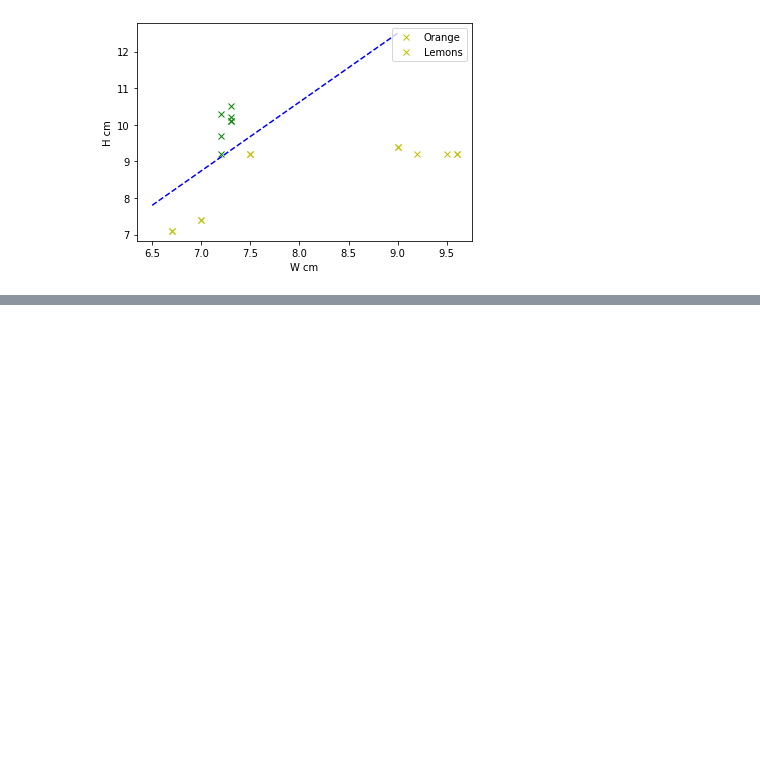
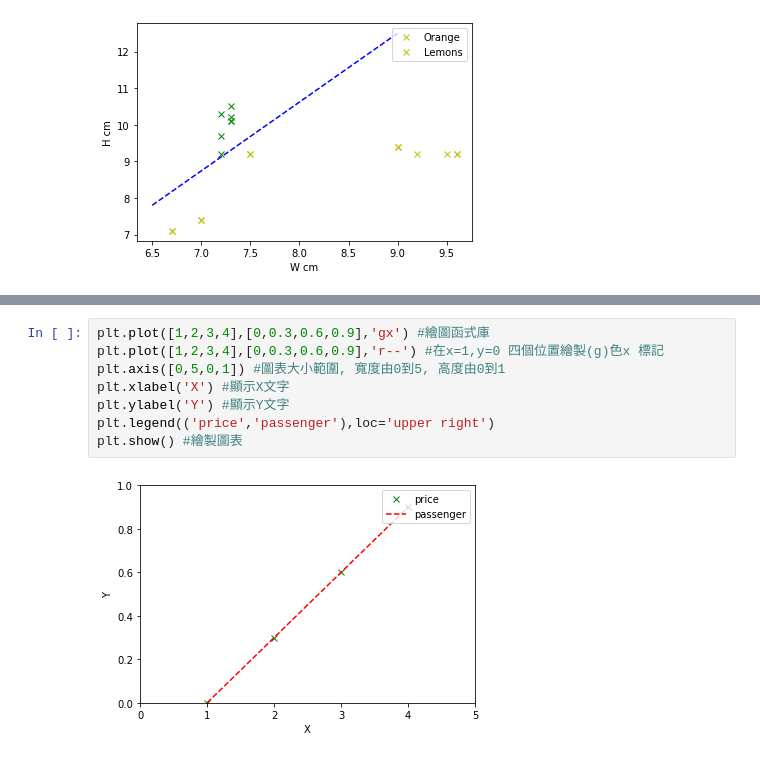
Before and after one commit to yoru10129/0726, a Jupyter notebook: 0726.ipynb, the cells around one changed output, grey strips where cells are left out. Cells and saved outputs as stored; diff of their text form; blank space fills up the shorter version.

```diff
--- a/0726.ipynb
+++ b/0726.ipynb
@@ -112,0 +137,10 @@ plt.show()
+# %%
+plt.plot([1,2,3,4],[0,0.3,0.6,0.9],'gx') #繪圖函式庫
+plt.plot([1,2,3,4],[0,0.3,0.6,0.9],'r--') #在x=1,y=0 四個位置繪製(g)色x 標記
+plt.axis([0,5,0,1]) #圖表大小範圍, 寬度由0到5, 高度由0到1
+plt.xlabel('X') #顯示X文字
+plt.ylabel('Y') #顯示Y文字
+plt.legend(('price','passenger'),loc='upper right')
+plt.show() #繪製圖表
+# %% [output]
+[figure, added]
```
Also changed, not shown: parts of 28 cells of this notebook.
